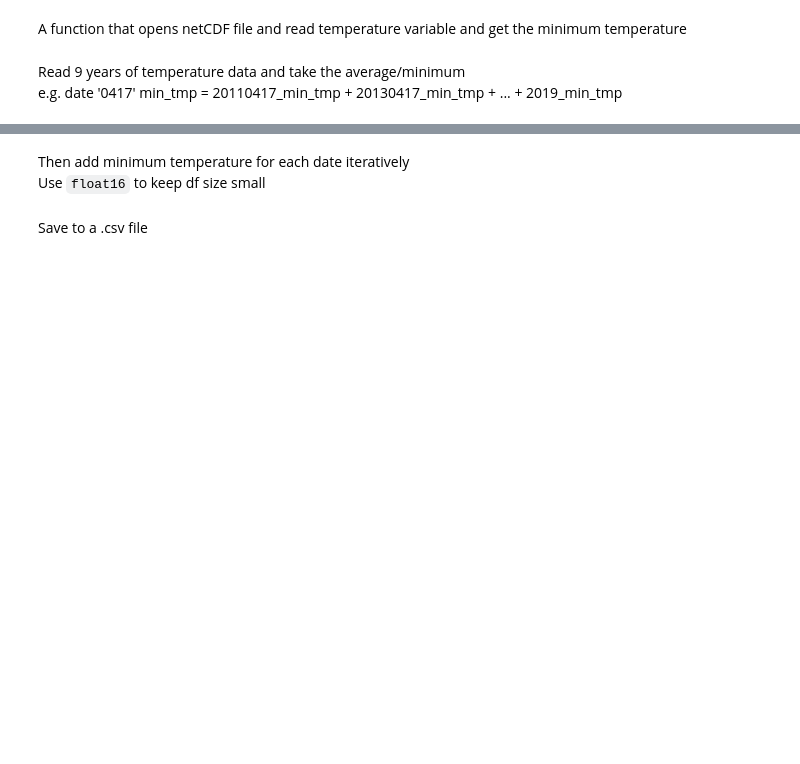
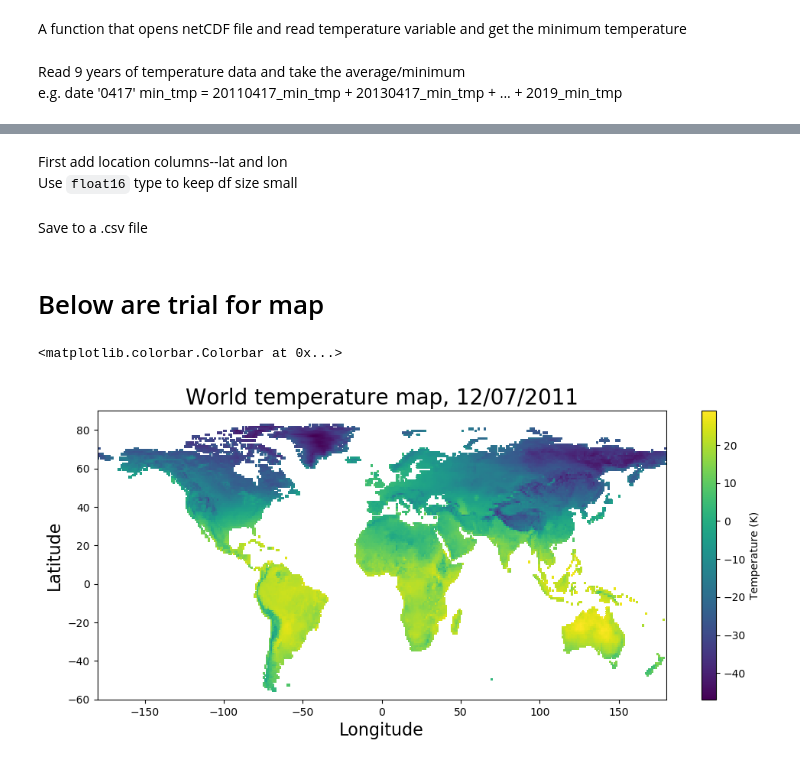
Before and after one commit to ACE-P/ev_temp_map, a Jupyter notebook: Playground/CFSv2_approach/data_extract_DG.ipynb, the cells around one changed output, grey strips where cells are left out. Drawn from its saved outputs; the diff is of its cells as text; code cells hidden in the pictures; blank space fills up the shorter version.

```diff
--- a/Playground/CFSv2_approach/data_extract_DG.ipynb
+++ b/Playground/CFSv2_approach/data_extract_DG.ipynb
@@ -33,11 +41,11 @@ def get_min_tmp(filename):
 Read 9 years of temperature data and take the average/minimum
 e.g. date '0417' min_tmp = 20110417_min_tmp + 20130417_min_tmp + ... + 2019_min_tmp
 # %%
-yearly_date_avg, yearly_date_min = {}, {}
-
+yearly_date_avg = {}
+yearly_date_min = {}
 for month in range(1, NUM_OF_MONTHS+1, 1):
     for day in range(1, NUM_OF_DAYS[month]+1, 1):
-        date_tmps = np.zeros((NUM_OF_YEARS, 151, 361))
+        date_tmps = np.zeros((NUM_OF_YEARS, LAT, LON))
 
         if month < 4: # if month<4, data is from 2012 to 2020
             for year in range(START_YEAR+1, END_YEAR+1):
@@ -64,18 +89,22 @@ file.close()
 # %%
-locations = np.zeros((151*361, 2))
-for i in range(151):
-    for j in range(361):
-        locations[i*361+j] = [lat[i], lon[j]]
-df = pd.DataFrame(locations, columns=['lat', 'lon'], dtype='int16')
+locations = np.zeros((mask.sum(dtype=int), 2))
+count = 0
+for i in range(LAT):
+    for j in range(LON):
+        if mask[i, j]:
+            locations[count] = [lat[i], lon[j]]
+            count += 1
+df = pd.DataFrame(locations, columns=['lat', 'lon'], dtype='float16')
 # %% [markdown]
-Then add minimum temperature for each date iteratively
-Use `float16` to keep df size small
+First add location columns--lat and lon
+Use `float16` type to keep df size small
 # %%
 for month in range(1, NUM_OF_MONTHS+1, 1):
     for day in range(1, NUM_OF_DAYS[month]+1, 1):
         date = '{:02d}{:02d}'.format(month, day)
-        some_date_tmp = yearly_date_avg[date].reshape(151*361, 1)
-        df[date] = np.round(some_date_tmp, decimals=2).astype('float16')
+        masked_tmp = np.ma.masked_where(mask==False, yearly_date_avg[date])
+        masked_tmp = masked_tmp.compressed().astype('float16')
+        df[date] = masked_tmp.reshape(-1, 1)
 # %% [markdown]
 Save to a .csv file
 # %%
@@ -82,0 +112,13 @@ df.to_csv('yearly_min.csv', index=False)
+# %% [markdown]
+# Below are trial for map
+# %%
+import matplotlib.pyplot as plt
+fig, ax = plt.subplots(figsize=(12, 5), dpi=100)
+heatmap = ax.pcolormesh(lon, lat, np.ma.masked_where(mask==False, yearly_date_avg[date])-273.15)
+ax.set_title('World temperature map, 12/07/2011', size=20)
+ax.set_xlabel('Longitude', size=16)
+ax.set_ylabel('Latitude', size=16)
+fig.colorbar(heatmap, label='Temperature (K)')
+# %% [output]
+<matplotlib.colorbar.Colorbar at 0x...>
+[figure, added]
```
Also changed, not shown: parts of 8 cells of this notebook, 1 other file.
